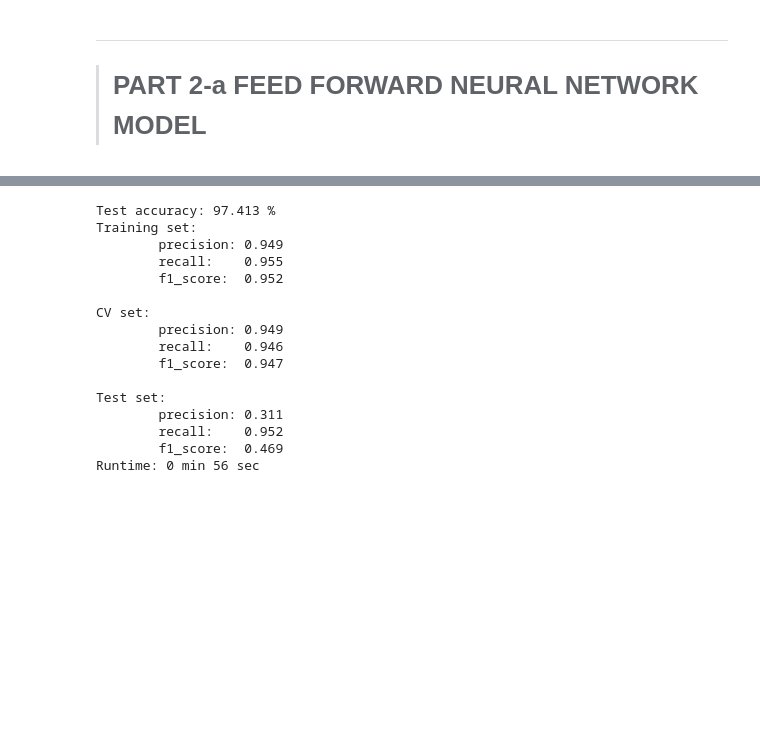
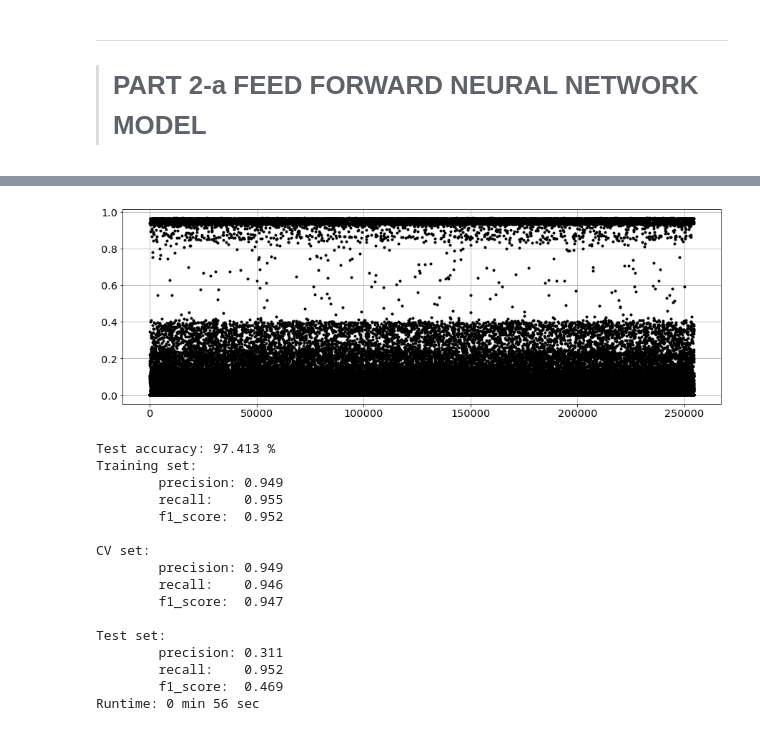
Before and after one commit to ozkansafak/Airfare-Prediction, a Jupyter notebook: main_Part1&2.ipynb, the cells around one changed output, grey strips where cells are left out. Cells and saved outputs as stored; diff of their text form; code cells hidden in the pictures; blank space fills up the shorter version.

```diff
--- a/main_Part1&2.ipynb
+++ b/main_Part1&2.ipynb
@@ -739,5 +777,5 @@ print_runtime()
 # %%
-model.save_weights('saved_models/weights.best.from_scratch.hdf5')
+model.load_weights('saved_models/weights.best.from_scratch.hdf5')
 # %%
 callback_inst.plotter('validation mse')
 # %% [output]
@@ -745,6 +783,9 @@ callback_inst.plotter('validation mse')
 # %%
+fig, ax = plotter()
 y_pred_test = model.predict(X_test, batch_size=1024)
-plt.plot(y_pred_test,'k.');
+ax.plot(y_pred_test,'k.');
+# %% [output]
+[figure, added]
 # %%
 start = time.time()
 
```
Also changed, not shown: parts of 18 cells of this notebook, 1 other file.
